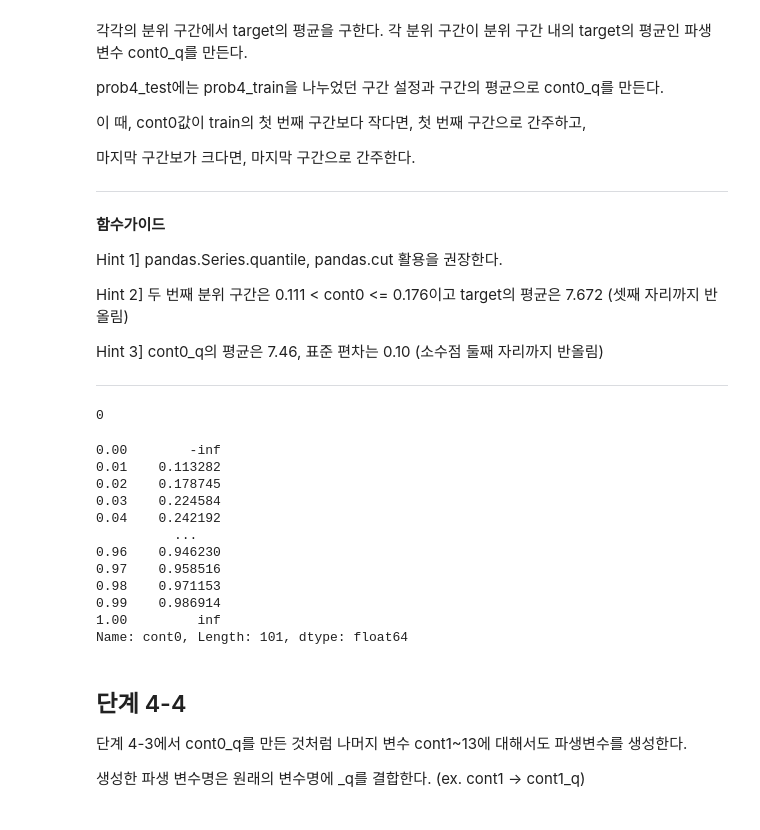
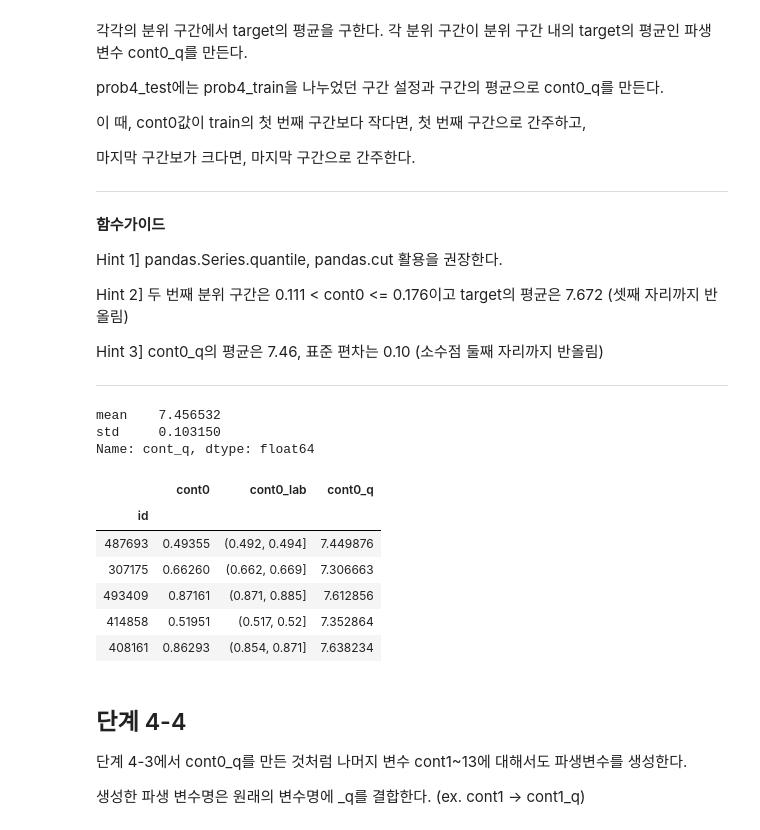
Before and after one commit to dowonjj/DS_lv3_2504_2, a Jupyter notebook: sec_ds_lv3_prob2_prob.ipynb, the cells around one changed output. Cells and saved outputs as stored; diff of their text form; code cells hidden in the pictures.

```diff
--- a/sec_ds_lv3_prob2_prob.ipynb
+++ b/sec_ds_lv3_prob2_prob.ipynb
@@ -1263,6 +1275,7 @@ sklearn.model_selection.train_test_split, random_state=123
 # %%
 from sklearn.model_selection import train_test_split
 df_prob4_train, df_prob4_test = train_test_split(df_prob4, train_size = 0.8, random_state=123)
+df_prob4_train, df_prob4_test = df_prob4_train.copy(), df_prob4_test.copy()
 # %% [markdown]
 ## 단계 4-3
 
@@ -1288,36 +1301,47 @@ Hint 3] cont0_q의 평균은 7.46, 표준 편차는 0.10 (소수점 둘째 자
 ---
 # %%
 # prob4_train에서 cont0를 100개의 우측이 닫힌 (ex. i번째 분위수 < cont0 ≤ i+1 번째 분위수) 분위 구간으로 나누고
-# 각각의 분위 구간에서 target의 평균을 구한다.
 # 이 때, cont0값이 train의 첫 번째 구간보다 작다면, 첫 번째 구간으로 간주하고,
 # 마지막 구간보가 크다면, 마지막 구간으로 간주한다.
-# df_prob3_train['cont0'].quantile([0.25, 0.5, 0.75])
+# df_prob4_train['cont0'].quantile([0.25, 0.5, 0.75])
 
 q = np.arange(0, 101) / 100 # np.linspace(0, 1, 101)
-q_val = df_prob3_train['cont0'].quantile(q)
+q_val = df_prob4_train['cont0'].quantile(q)
 q_val.iloc[[0, -1]] = [-np.inf, np.inf]
-pd.cut(df_prob3_train['cont0'], q_val, right = True).isna().sum()
+q_range = pd.cut(df_prob4_train['cont0'], q_val, right = True)
 
+# 각각의 분위 구간에서 target의 평균을 구한다.
+s_mean = df_prob4_train.groupby(q_range)['target'].agg('mean')
 # 각 분위 구간이 분위 구간 내의 target의 평균인 파생 변수 cont0_q를 만든다.
-
+df_prob4_train['cont0_q'] = q_range.map(s_mean).astype('float')
 # prob4_test에는 prob4_train을 나누었던 구간 설정과 구간의 평균으로 cont0_q를 만든다.
+df_prob4_test['cont0_q'] = pd.cut(df_prob4_test['cont0'], q_val, right = True).map(s_mean).astype('float')
-# %% [output]
-0
-# %%
-q_val
-# %% [output]
-0.00        -inf
-0.01    0.113282
-0.02    0.178745
-0.03    0.224584
-0.04    0.242192
-          ...
-0.96    0.946230
-0.97    0.958516
-0.98    0.971153
-0.99    0.986914
-1.00         inf
-Name: cont0, Length: 101, dtype: float64
+# %%
+df_prob4_train['cont0_q'].agg(['mean', 'std'])
+# %% [output]
+mean    7.456532
+std     0.103150
+Name: cont_q, dtype: float64
+# %%
+# 변수의 처리과정을 상세히 보여드립니다.
+q = np.linspace(0, 1, 101)
+q_val = df_prob4_train['cont0'].quantile(q)
+q_val.iloc[[0, -1]] = [-np.inf, np.inf]
+q_range = pd.cut(df_prob4_train['cont0'], bins=q_val, right=True)
+q_mean = df_prob4_train.groupby(q_range)['target'].mean()
+pd.concat([
+    df_prob4_train['cont0'].iloc[:5], # 원래값
+    q_range.iloc[:5].rename('cont0_lab'), # 구간화
+    q_range.iloc[:5].map(q_mean).astype('float').rename('cont0_q') # Target Encoding
+], axis=1)
+# %% [output]
+|  | cont0 | cont0_lab | cont0_q |
+| id |  |  |  |
+| 487693 | 0.49355 | (0.492, 0.494] | 7.449876 |
+| 307175 | 0.66260 | (0.662, 0.669] | 7.306663 |
+| 493409 | 0.87161 | (0.871, 0.885] | 7.612856 |
+| 414858 | 0.51951 | (0.517, 0.52] | 7.352864 |
+| 408161 | 0.86293 | (0.854, 0.871] | 7.638234 |
 # %% [markdown]
 ## 단계 4-4
 
```
Also changed, not shown: parts of 87 cells of this notebook.
